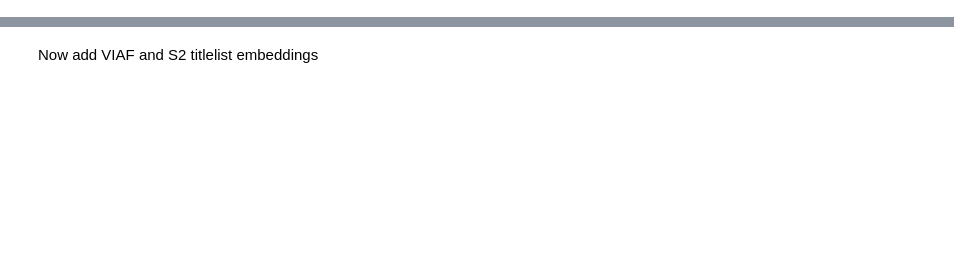
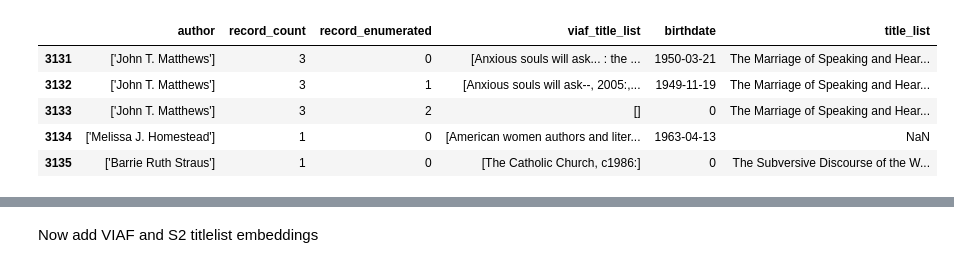
Before and after one commit to Historical-AI-Lab/novelty, a Jupyter notebook: becca/viaf_classifier_alldata.ipynb, the cells around one changed output, grey strips where cells are left out. Cells and saved outputs as stored; diff of their text form; code cells hidden in the pictures; blank space fills up the shorter version.

```diff
--- a/becca/viaf_classifier_alldata.ipynb
+++ b/becca/viaf_classifier_alldata.ipynb
@@ -139,0 +400,9 @@ df = result_df
+# %%
+all_search_results_df.tail()
+# %% [output]
+|  | author | record_count | record_enumerated | viaf_title_list | birthdate | title_list |
+| 3131 | ['John T. Matthews'] | 3 | 0 | [Anxious souls will ask... : the ... | 1950-03-21 | The Marriage of Speaking and Hear... |
+| 3132 | ['John T. Matthews'] | 3 | 1 | [Anxious souls will ask--, 2005:,... | 1949-11-19 | The Marriage of Speaking and Hear... |
+| 3133 | ['John T. Matthews'] | 3 | 2 | [] | 0 | The Marriage of Speaking and Hear... |
+| 3134 | ['Melissa J. Homestead'] | 1 | 0 | [American women authors and liter... | 1963-04-13 | NaN |
+| 3135 | ['Barrie Ruth Straus'] | 1 | 0 | [The Catholic Church, c1986:] | 0 | The Subversive Discourse of the W... |
```
Also changed, not shown: parts of 35 cells of this notebook, 2 other files.
